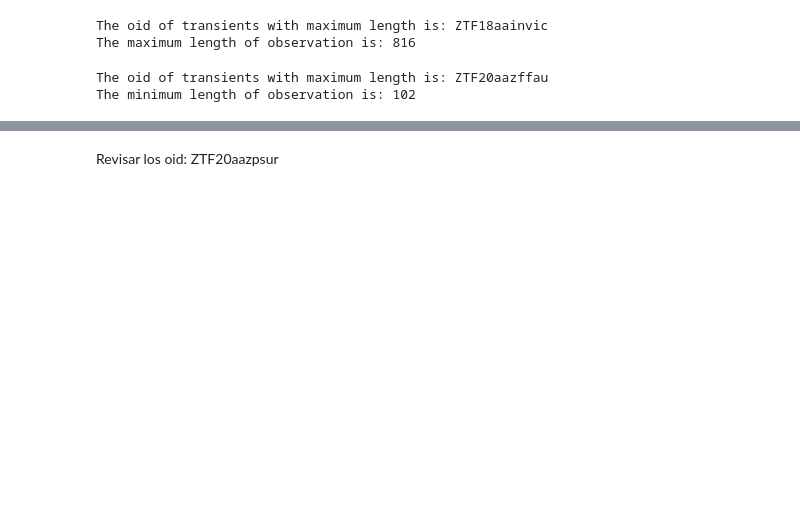
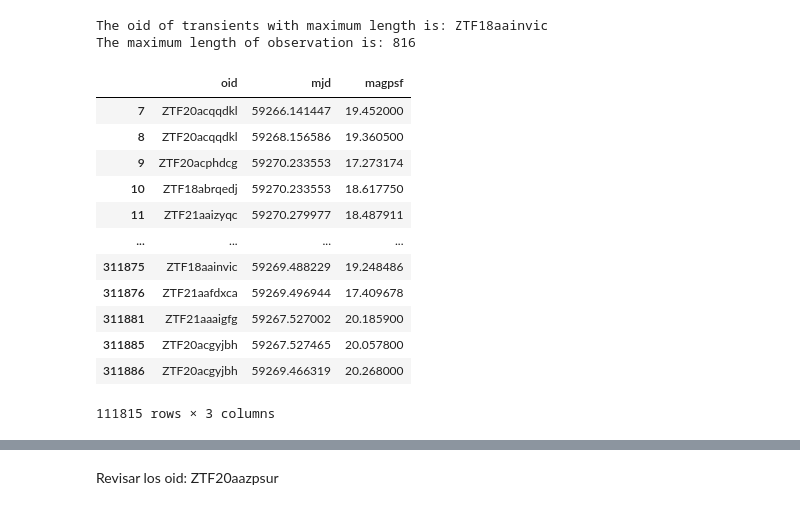
Before and after one commit to jurados/SNeMPhyVAE, a Jupyter notebook: main_model.ipynb, the cells around one changed output, grey strips where cells are left out. Drawn from its saved outputs; the diff is of its cells as text; code cells hidden in the pictures; blank space fills up the shorter version.

```diff
--- a/main_model.ipynb
+++ b/main_model.ipynb
@@ -142,6 +268,0 @@ test_data = test_data[test_data['oid'].isin(valid_oids_test)]
-# %%
-print('The oid of transients with maximum length is:', train_data.groupby(by='oid')['mjd'].size().idxmin())
-print('The minimum length of observation is:', train_data.groupby(by='oid')['mjd'].size().min())
-# %% [output]
-The oid of transients with maximum length is: ZTF20aazffau
-The minimum length of observation is: 102
@@ -193,3 +269,21 @@ def process_light_curve_atat(light_curve):
+# %%
+test = train_data.copy()
+test = test[['oid','mjd','magpsf']]
+test
+# %% [output]
+|  | oid | mjd | magpsf |
+| 7 | ZTF20acqqdkl | 59266.141447 | 19.452000 |
+| 8 | ZTF20acqqdkl | 59268.156586 | 19.360500 |
+| 9 | ZTF20acphdcg | 59270.233553 | 17.273174 |
+| 10 | ZTF18abrqedj | 59270.233553 | 18.617750 |
+| 11 | ZTF21aaizyqc | 59270.279977 | 18.487911 |
+| ... | ... | ... | ... |
+| 311875 | ZTF18aainvic | 59269.488229 | 19.248486 |
+| 311876 | ZTF21aafdxca | 59269.496944 | 17.409678 |
+| 311881 | ZTF21aaaigfg | 59267.527002 | 20.185900 |
+| 311885 | ZTF20acgyjbh | 59267.527465 | 20.057800 |
+| 311886 | ZTF20acgyjbh | 59269.466319 | 20.268000 |
+111815 rows × 3 columns
 # %%
 one_light_curve = train_data[train_data.oid == train_data.oid.unique()[3]]
 one_light_curve
```
Also changed, not shown: parts of 35 cells of this notebook, 1 other file.
